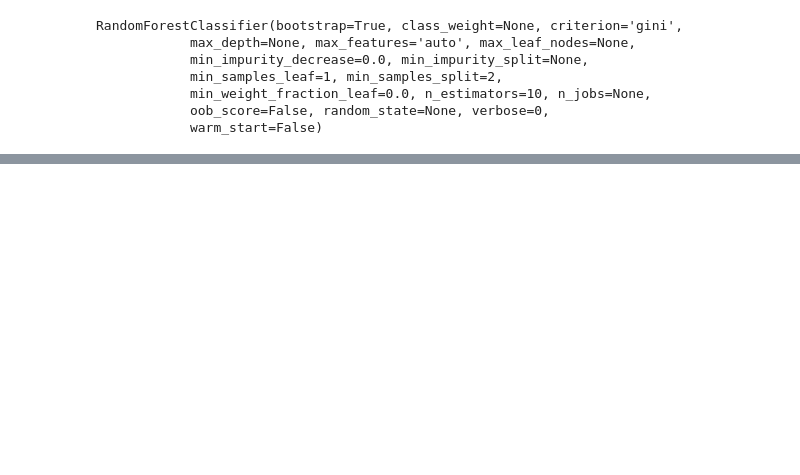
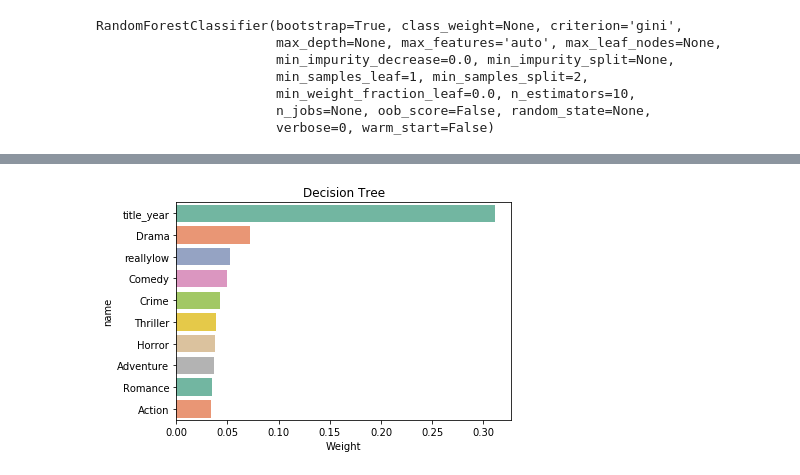
Before and after one commit to jzhan2543/fall19ml-moviepredictions, a Jupyter notebook: movie_notebook.ipynb, the cells around one changed output, grey strips where cells are left out. Saved outputs shown, nothing was run; the diff lists cells and outputs as text; code cells hidden in the pictures; blank space fills up the shorter version.

```diff
--- a/movie_notebook.ipynb
+++ b/movie_notebook.ipynb
@@ -412,0 +437,6 @@ c_rf.mean()
+# %%
+#k-nearest neighbors
+from sklearn.neighbors import KNeighborsClassifier
+
+knn = KNeighborsClassifier(n_neighbors= 60 )
+knn.fit(X_train, Y_train)
@@ -412,0 +476,5 @@ c_rf.mean()
+# %%
+#decision tree
+dec_fea = pd.DataFrame(clf.feature_importances_)
+dec_fea["name"] = list(X_train)
+dec_fea.sort_values(by=0, ascending=False).head()
@@ -412,0 +488,6 @@ c_rf.mean()
+# %%
+g = sns.barplot(0,"name",data = dec_fea.sort_values(by=0, ascending=False)[0:10], palette="Set2",orient = "h")
+g.set_xlabel("Weight")
+g = g.set_title("Decision Tree")
+# %% [output]
+[figure, added]
```
Also changed, not shown: parts of 29 cells of this notebook.
